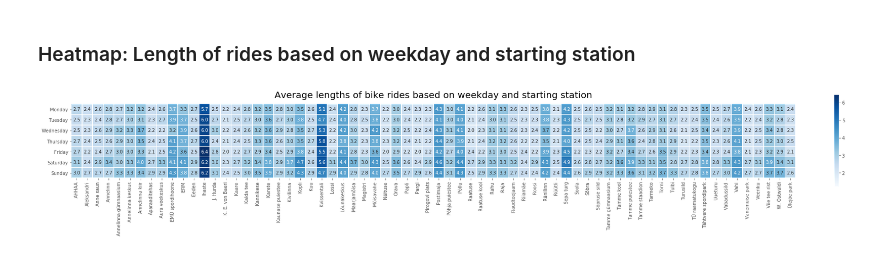
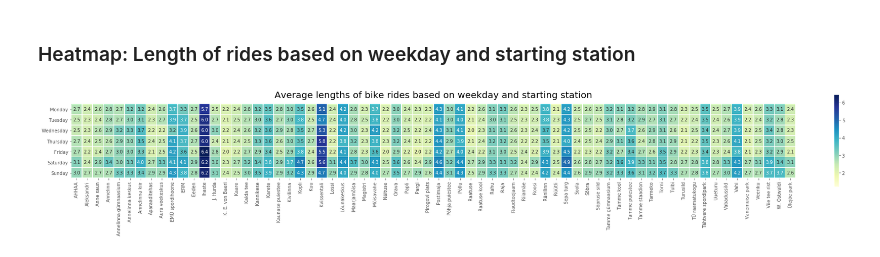
Before and after one commit to janerikkonksi/data-science-project, a Jupyter notebook: IDS_Project_1.ipynb, the cells around one changed output. Cells and saved outputs as stored; diff of their text form; code cells hidden in the pictures.

Commit message:
new diagrams

```diff
--- a/IDS_Project_1.ipynb
+++ b/IDS_Project_1.ipynb
@@ -458,17 +458,17 @@ ap_df.sort_values(by=['Lift'],ascending=False)
 # %%
 # TODO
 import seaborn as sns
 weekdays = ["Monday", "Tuesday", "Wednesday", "Thursday", "Friday", "Saturday", "Sunday"]
 routes_data.weekday = pd.Categorical(routes_data.weekday,categories=weekdays)
 routes_data = routes_data.sort_values('weekday')
 crosstab_df = pd.crosstab(routes_data.weekday, routes_data.startstationname, values=routes_data.length, aggfunc='mean').round(2)
 #crosstab_df
 plt.subplots(figsize=(30,15))
 sns.heatmap(crosstab_df, vmin=1.2, annot=True, square=True, linewidth=0.5, fmt='.1f',
-            cbar=True, cbar_kws={'fraction':0.006}, cmap='Blues')
+            cbar=True, cbar_kws={'fraction':0.006}, cmap='YlGnBu')
 plt.title("Average lengths of bike rides based on weekday and starting station", {'fontsize':20}, pad = 13)
 plt.xlabel("")
 plt.ylabel("")
 plt.savefig('heatmap.pdf')
 # %% [output]
-[figure, old version]
+[figure, new version]
```
Also changed, not shown: 10 other files.
